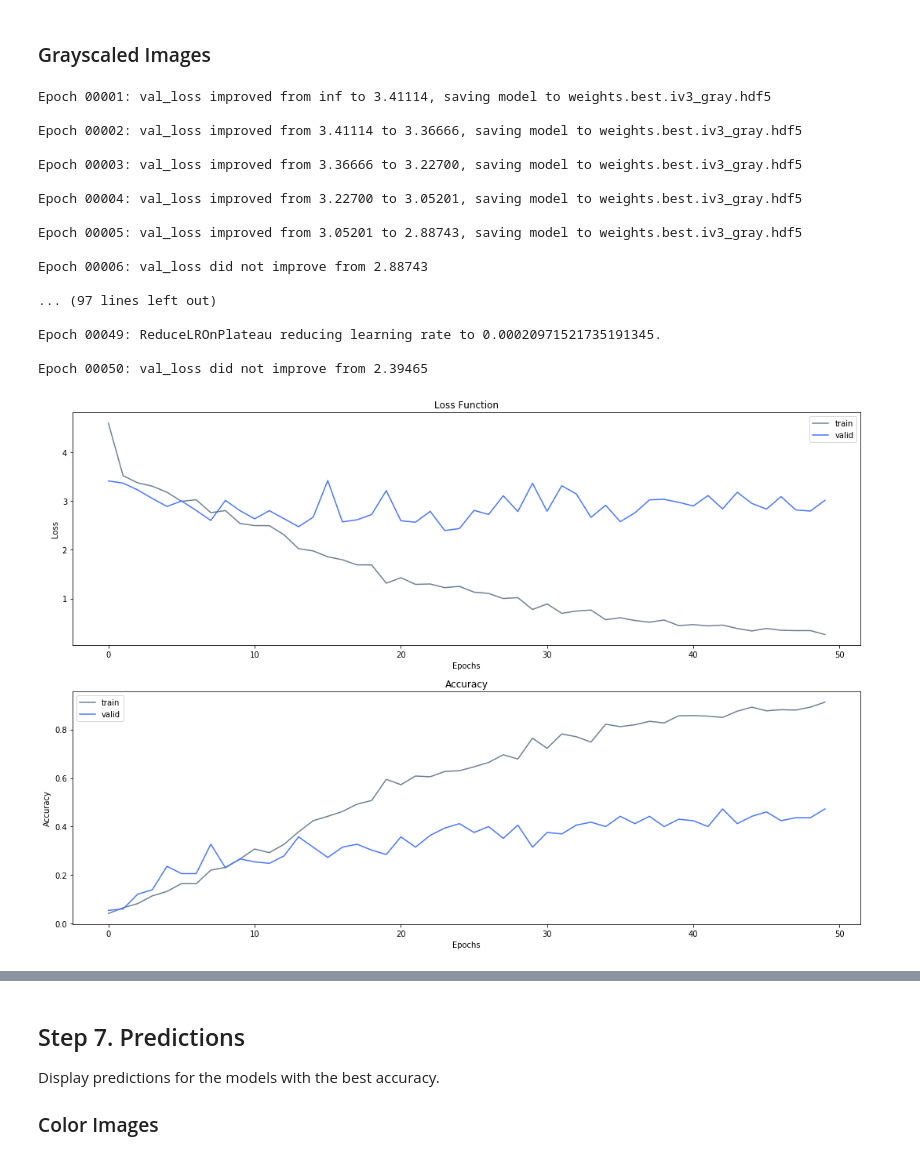
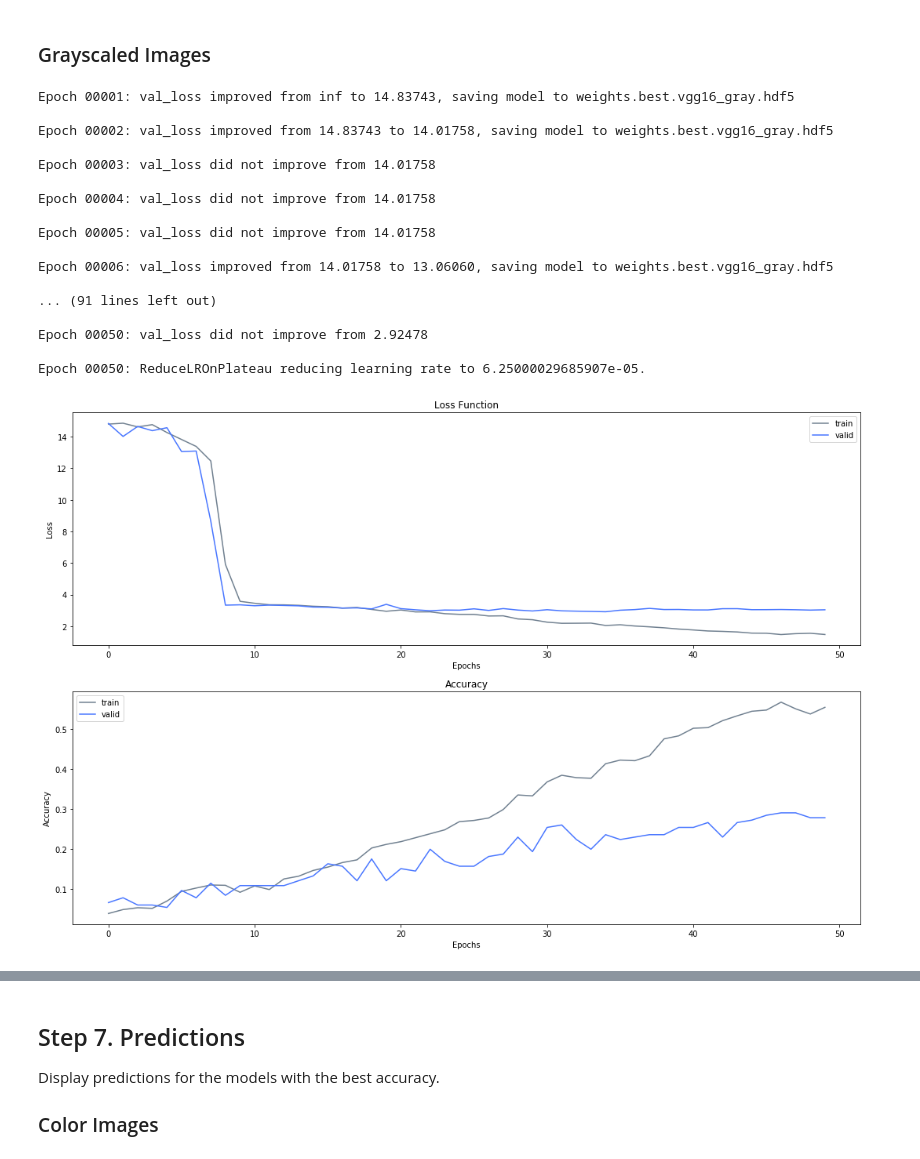
Before and after one commit to OlgaBelitskaya/deep_learning_projects, a Jupyter notebook: DL_PP2/DL_PP2_Solutions.ipynb, the cells around one changed output, grey strips where cells are left out. Drawn from its saved outputs; the diff is of its cells as text; code cells hidden in the pictures.

```diff
--- a/DL_PP2/DL_PP2_Solutions.ipynb
+++ b/DL_PP2/DL_PP2_Solutions.ipynb
@@ -1033,24 +1033,19 @@ x_valid_bn2 = np.load('x_valid_bn2.npy')
 x_test_bn2 = np.load('x_test_bn2.npy')
 # %%
 hide_code
-def iv3_gray_model():
+def vgg16_gray_model():
     model = Sequential()
 
     # TODO: Define a model architecture
-    model.add(Conv2D(filters=32, kernel_size=2, input_shape=x_train_bn2.shape[1:]))
-    model.add(MaxPooling2D(pool_size=(2, 2)))
-    model.add(Dropout(0.25))
-
-    model.add(GlobalAveragePooling2D())
-    model.add(Dropout(0.25))
+    model.add(GlobalAveragePooling2D(input_shape=x_train_bn2.shape[1:]))
 
     model.add(Dense(2048))
-    model.add(LeakyReLU(alpha=0.02))
-    model.add(Dropout(0.25))
+    model.add(LeakyReLU(alpha=0.01))
+    model.add(Dropout(0.5))
 
     model.add(Dense(256))
-    model.add(LeakyReLU(alpha=0.02))
-    model.add(Dropout(0.25))
+    model.add(LeakyReLU(alpha=0.01))
+    model.add(Dropout(0.5))
 
     model.add(Dense(33, activation='softmax'))
 
@@ -1058,45 +1053,47 @@ def iv3_gray_model():
     model.compile(loss='categorical_crossentropy', optimizer='rmsprop', metrics=['accuracy'])
     return model
 
-iv3_gray_model = iv3_gray_model()
+vgg16_gray_model = vgg16_gray_model()
 # %%
 hide_code
 # Create callbacks
-iv3_gray_checkpointer = ModelCheckpoint(filepath='weights.best.iv3_gray.hdf5',
-                                        verbose=2, save_best_only=True)
-iv3_gray_lr_reduction = ReduceLROnPlateau(monitor='val_loss',
-                                          patience=5, verbose=2, factor=0.8)
+vgg16_gray_checkpointer = ModelCheckpoint(filepath='weights.best.vgg16_gray.hdf5',
+                                          verbose=2, save_best_only=True)
+vgg16_gray_lr_reduction = ReduceLROnPlateau(monitor='val_loss',
+                                            patience=5, verbose=2, factor=0.5)
 # %%
 hide_code
 # Fit the model
-iv3_gray_history = iv3_gray_model.fit(x_train_bn2, y_train2,
-                                      validation_data=(x_valid_bn2, y_valid2),
-                                      epochs=50, batch_size=64,
-                                      callbacks=[iv3_gray_checkpointer, iv3_gray_lr_reduction], verbose=0);
+vgg16_gray_history = vgg16_gray_model.fit(x_train_bn2, y_train2,
+                                          validation_data=(x_valid_bn2, y_valid2),
+                                          epochs=50, batch_size=100,
+                                          callbacks=[vgg16_gray_checkpointer,
+                                                     vgg16_gray_lr_reduction],
+                                          verbose=0);
 # %% [output]
-Epoch 00001: val_loss improved from inf to 3.41114, saving model to weights.best.iv3_gray.hdf5
+Epoch 00001: val_loss improved from inf to 14.83743, saving model to weights.best.vgg16_gray.hdf5
 
-Epoch 00002: val_loss improved from 3.41114 to 3.36666, saving model to weights.best.iv3_gray.hdf5
+Epoch 00002: val_loss improved from 14.83743 to 14.01758, saving model to weights.best.vgg16_gray.hdf5
 
-Epoch 00003: val_loss improved from 3.36666 to 3.22700, saving model to weights.best.iv3_gray.hdf5
+Epoch 00003: val_loss did not improve from 14.01758
 
-Epoch 00004: val_loss improved from 3.22700 to 3.05201, saving model to weights.best.iv3_gray.hdf5
+Epoch 00004: val_loss did not improve from 14.01758
 
-Epoch 00005: val_loss improved from 3.05201 to 2.88743, saving model to weights.best.iv3_gray.hdf5
+Epoch 00005: val_loss did not improve from 14.01758
 
-Epoch 00006: val_loss did not improve from 2.88743
+Epoch 00006: val_loss improved from 14.01758 to 13.06060, saving model to weights.best.vgg16_gray.hdf5
 
-... (97 lines left out)
+... (91 lines left out)
 
-Epoch 00049: ReduceLROnPlateau reducing learning rate to 0.00020971521735191345.
+Epoch 00050: val_loss did not improve from 2.92478
 
-Epoch 00050: val_loss did not improve from 2.39465
+Epoch 00050: ReduceLROnPlateau reducing learning rate to 6.25000029685907e-05.
 # %%
 hide_code
 # Plot the training history
-history_plot(iv3_gray_history, 0)
+history_plot(vgg16_gray_history, 0)
 # %% [output]
-[figure, old version]
+[figure, new version]
 # %%
 hide_code
 # Load the model with the best validation accuracy
```
Also changed, not shown: parts of 11 cells of this notebook.
